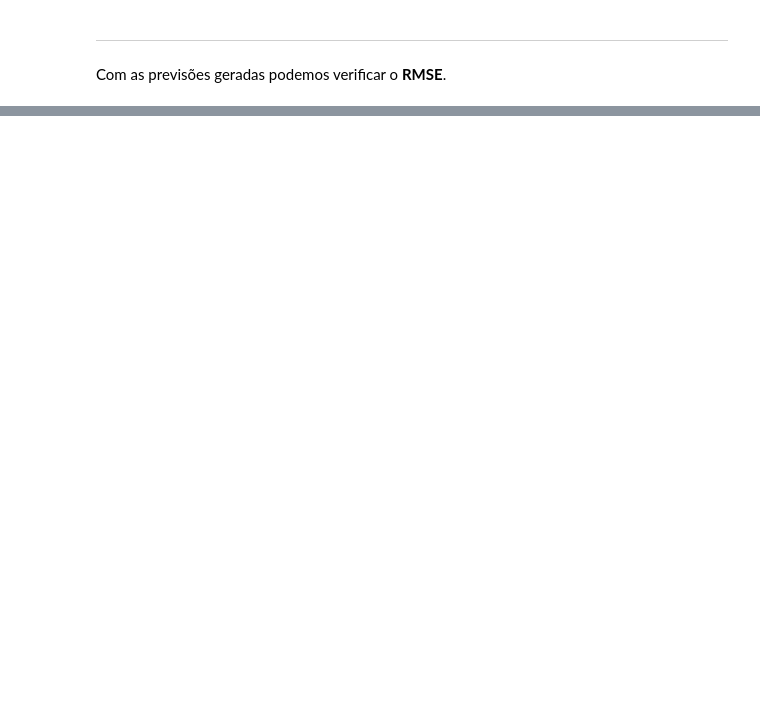
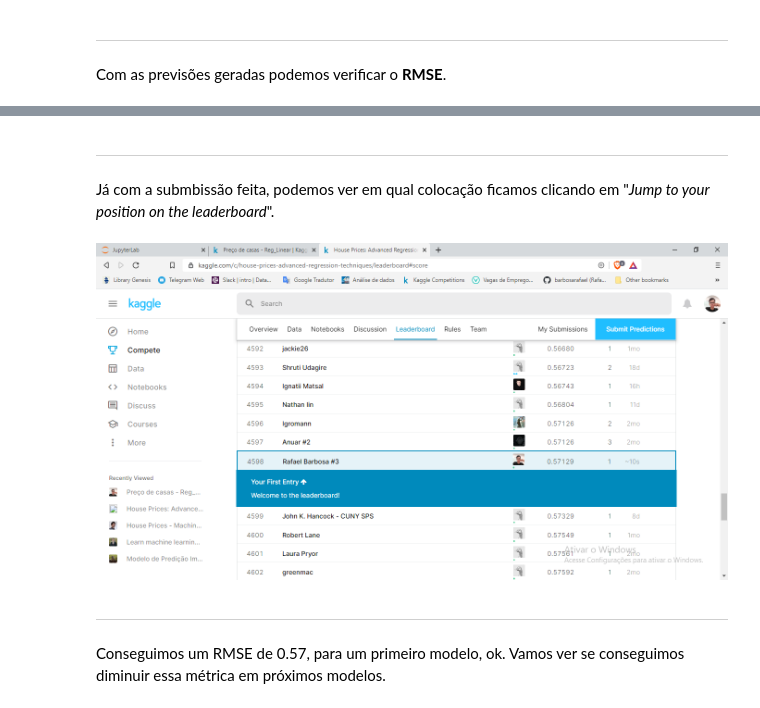
Before and after one commit to barbosarafael/Projetos, a Jupyter notebook: House Prices - Advanced Regression Techniques/notebook_house_prices-Copy1.ipynb, the cells around one changed output, grey strips where cells are left out. Drawn from its saved outputs; the diff is of its cells as text; code cells hidden in the pictures; blank space fills up the shorter version.

```diff
--- a/House Prices - Advanced Regression Techniques/notebook_house_prices-Copy1.ipynb
+++ b/House Prices - Advanced Regression Techniques/notebook_house_prices-Copy1.ipynb
@@ -1058,0 +1117,12 @@ array([12.22173007, 12.24449651, 12.31014179, ..., 12.22207577,
+# %% [markdown]
+---
+
+Já com a submbissão feita, podemos ver em qual colocação ficamos clicando em "*Jump to your position on the leaderboard*".
+# %%
+Image(filename = "../House Prices - Advanced Regression Techniques/Submissao2_Reg_Linear_V1.png")
+# %% [output]
+[figure, added]
+# %% [markdown]
+---
+
+Conseguimos um RMSE de 0.57, para um primeiro modelo, ok. Vamos ver se conseguimos diminuir essa métrica em próximos modelos.
```
Also changed, not shown: parts of 16 cells of this notebook, 3 other files.
